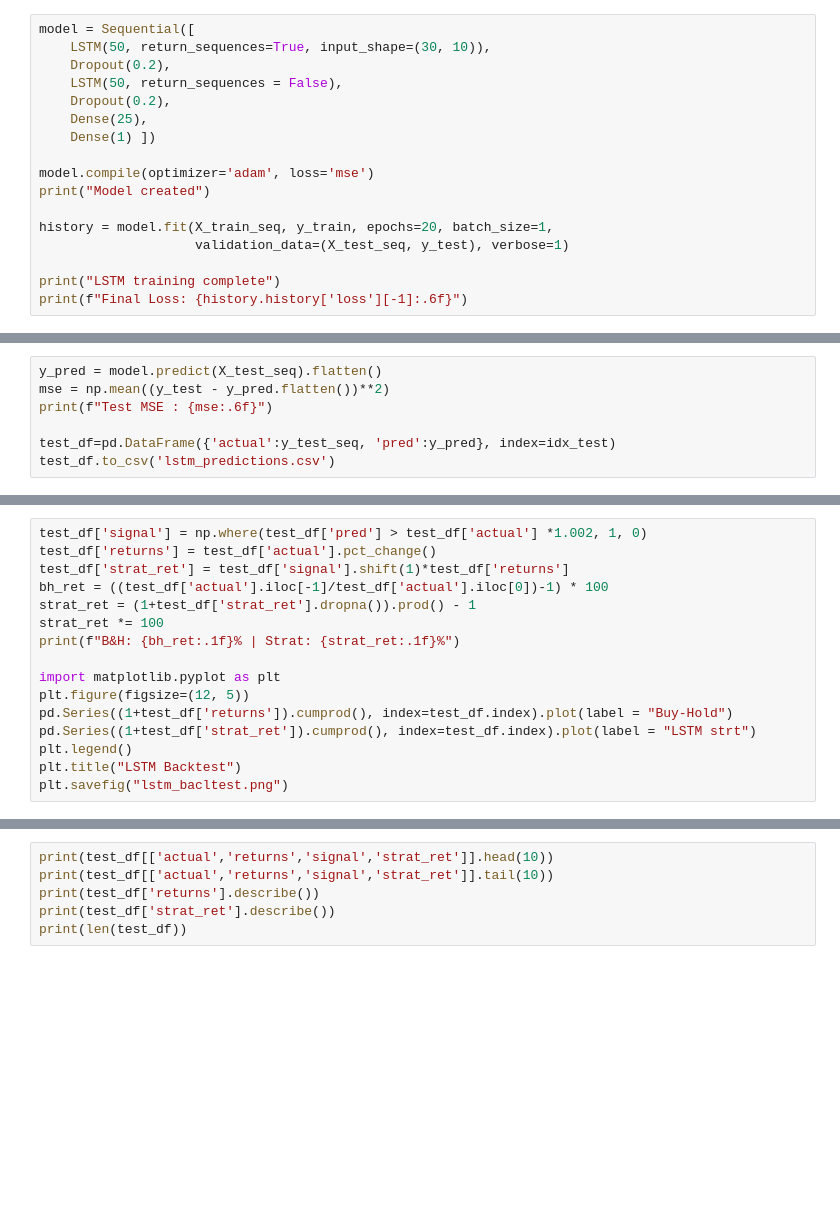
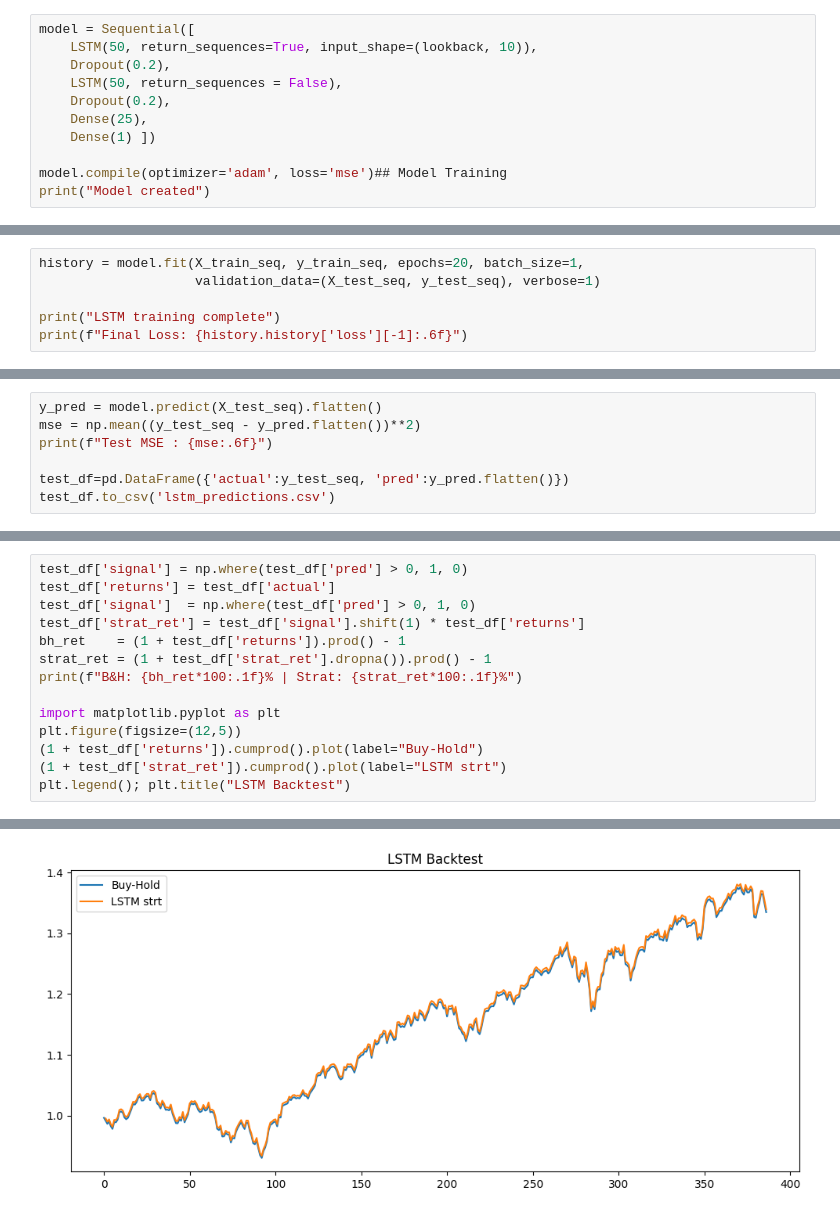
Before and after one commit to Vansh234567/sp500-rf-forecast, a Jupyter notebook: notebooks/06_lstm_returns.ipynb, the cells around one changed output, grey strips where cells are left out. Cells and saved outputs as stored; diff of their text form; blank space fills up the shorter version.

```diff
--- a/notebooks/06_lstm_returns.ipynb
+++ b/notebooks/06_lstm_returns.ipynb
@@ -46,17 +74,11 @@ X_train_seq.shape, X_test_seq.shape
 # %%
 model = Sequential([
-    LSTM(50, return_sequences=True, input_shape=(30, 10)),
+    LSTM(50, return_sequences=True, input_shape=(lookback, 10)),
     Dropout(0.2),
     LSTM(50, return_sequences = False),
     Dropout(0.2),
     Dense(25),
     Dense(1) ])
 
-model.compile(optimizer='adam', loss='mse')
+model.compile(optimizer='adam', loss='mse')## Model Training
 print("Model created")
-
-history = model.fit(X_train_seq, y_train, epochs=20, batch_size=1,
-                    validation_data=(X_test_seq, y_test), verbose=1)
-
-print("LSTM training complete")
-print(f"Final Loss: {history.history['loss'][-1]:.6f}")
@@ -62,0 +89,6 @@ print(f"Final Loss: {history.history['loss'][-1]:.6f}")
+# %%
+history = model.fit(X_train_seq, y_train_seq, epochs=20, batch_size=1,
+                    validation_data=(X_test_seq, y_test_seq), verbose=1)
+
+print("LSTM training complete")
+print(f"Final Loss: {history.history['loss'][-1]:.6f}")
@@ -63,7 +113,7 @@ print(f"Final Loss: {history.history['loss'][-1]:.6f}")
 # %%
 y_pred = model.predict(X_test_seq).flatten()
-mse = np.mean((y_test - y_pred.flatten())**2)
+mse = np.mean((y_test_seq - y_pred.flatten())**2)
 print(f"Test MSE : {mse:.6f}")
 
-test_df=pd.DataFrame({'actual':y_test_seq, 'pred':y_pred}, index=idx_test)
+test_df=pd.DataFrame({'actual':y_test_seq, 'pred':y_pred.flatten()})
 test_df.to_csv('lstm_predictions.csv')
@@ -70,16 +125,15 @@ test_df.to_csv('lstm_predictions.csv')
 # %%
-test_df['signal'] = np.where(test_df['pred'] > test_df['actual'] *1.002, 1, 0)
-test_df['returns'] = test_df['actual'].pct_change()
-test_df['strat_ret'] = test_df['signal'].shift(1)*test_df['returns']
-bh_ret = ((test_df['actual'].iloc[-1]/test_df['actual'].iloc[0])-1) * 100
-strat_ret = (1+test_df['strat_ret'].dropna()).prod() - 1
-strat_ret *= 100
-print(f"B&H: {bh_ret:.1f}% | Strat: {strat_ret:.1f}%")
+test_df['signal'] = np.where(test_df['pred'] > 0, 1, 0)
+test_df['returns'] = test_df['actual']
+test_df['signal']  = np.where(test_df['pred'] > 0, 1, 0)
+test_df['strat_ret'] = test_df['signal'].shift(1) * test_df['returns']
+bh_ret    = (1 + test_df['returns']).prod() - 1
+strat_ret = (1 + test_df['strat_ret'].dropna()).prod() - 1
+print(f"B&H: {bh_ret*100:.1f}% | Strat: {strat_ret*100:.1f}%")
 
 import matplotlib.pyplot as plt
-plt.figure(figsize=(12, 5))
-pd.Series((1+test_df['returns']).cumprod(), index=test_df.index).plot(label = "Buy-Hold")
-pd.Series((1+test_df['strat_ret']).cumprod(), index=test_df.index).plot(label = "LSTM strt")
-plt.legend()
-plt.title("LSTM Backtest")
-plt.savefig("lstm_bacltest.png")
+plt.figure(figsize=(12,5))
+(1 + test_df['returns']).cumprod().plot(label="Buy-Hold")
+(1 + test_df['strat_ret']).cumprod().plot(label="LSTM strt")
+plt.legend(); plt.title("LSTM Backtest")
+# %% [output]
@@ -86,6 +142 @@ plt.savefig("lstm_bacltest.png")
+[figure, added]
-# %%
-print(test_df[['actual','returns','signal','strat_ret']].head(10))
-print(test_df[['actual','returns','signal','strat_ret']].tail(10))
-print(test_df['returns'].describe())
-print(test_df['strat_ret'].describe())
-print(len(test_df))
```
Also changed, not shown: parts of 14 cells of this notebook.
